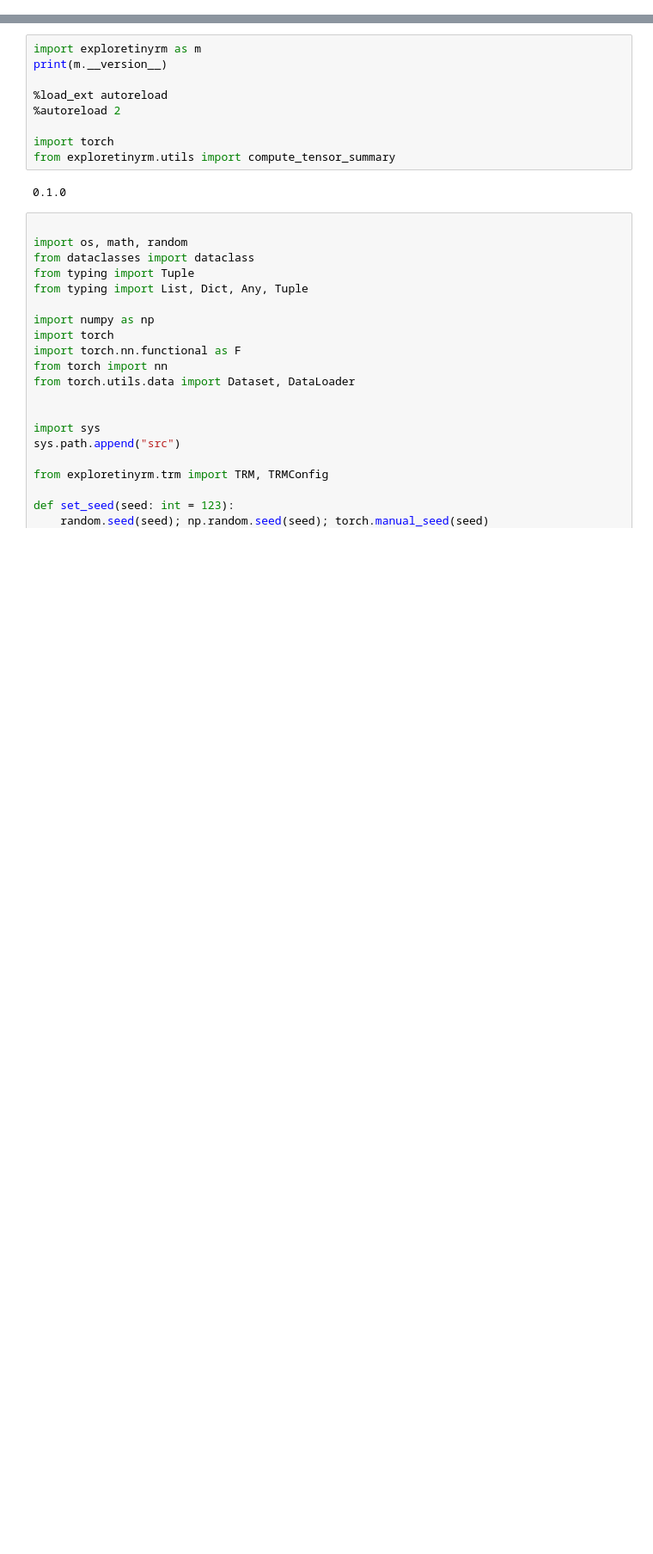
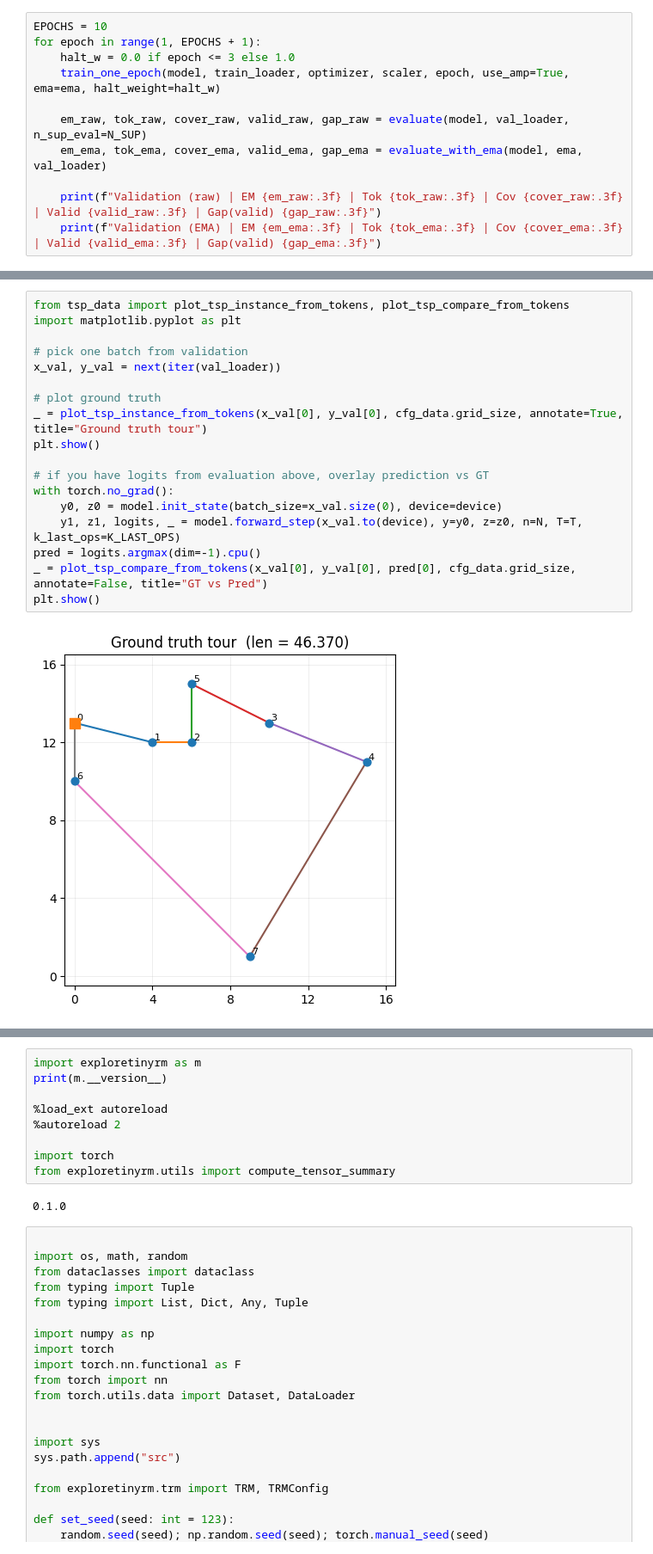
Before and after one commit to mantzaris/ExploreTinyRM, a Jupyter notebook: Alex/TSP.ipynb, the cells around one changed output, grey strips where cells are left out. Shown: that part at 86% size. Cells and saved outputs as stored; diff of their text form; blank space fills up the shorter version.

```diff
--- a/Alex/TSP.ipynb
+++ b/Alex/TSP.ipynb
@@ -0,0 +765,11 @@
+# %%
+EPOCHS = 10
+for epoch in range(1, EPOCHS + 1):
+    halt_w = 0.0 if epoch <= 3 else 1.0
+    train_one_epoch(model, train_loader, optimizer, scaler, epoch, use_amp=True, ema=ema, halt_weight=halt_w)
+
+    em_raw, tok_raw, cover_raw, valid_raw, gap_raw = evaluate(model, val_loader, n_sup_eval=N_SUP)
+    em_ema, tok_ema, cover_ema, valid_ema, gap_ema = evaluate_with_ema(model, ema, val_loader)
+
+    print(f"Validation (raw) | EM {em_raw:.3f} | Tok {tok_raw:.3f} | Cov {cover_raw:.3f} | Valid {valid_raw:.3f} | Gap(valid) {gap_raw:.3f}")
+    print(f"Validation (EMA) | EM {em_ema:.3f} | Tok {tok_ema:.3f} | Cov {cover_ema:.3f} | Valid {valid_ema:.3f} | Gap(valid) {gap_ema:.3f}")
@@ -0,0 +827,20 @@
+# %%
+from tsp_data import plot_tsp_instance_from_tokens, plot_tsp_compare_from_tokens
+import matplotlib.pyplot as plt
+
+# pick one batch from validation
+x_val, y_val = next(iter(val_loader))
+
+# plot ground truth
+_ = plot_tsp_instance_from_tokens(x_val[0], y_val[0], cfg_data.grid_size, annotate=True, title="Ground truth tour")
+plt.show()
+
+# if you have logits from evaluation above, overlay prediction vs GT
+with torch.no_grad():
+    y0, z0 = model.init_state(batch_size=x_val.size(0), device=device)
+    y1, z1, logits, _ = model.forward_step(x_val.to(device), y=y0, z=z0, n=N, T=T, k_last_ops=K_LAST_OPS)
+pred = logits.argmax(dim=-1).cpu()
+_ = plot_tsp_compare_from_tokens(x_val[0], y_val[0], pred[0], cfg_data.grid_size, annotate=False, title="GT vs Pred")
+plt.show()
+# %% [output]
+[figure, added]
```
Also changed, not shown: parts of 18 cells of this notebook, 1 other file.
